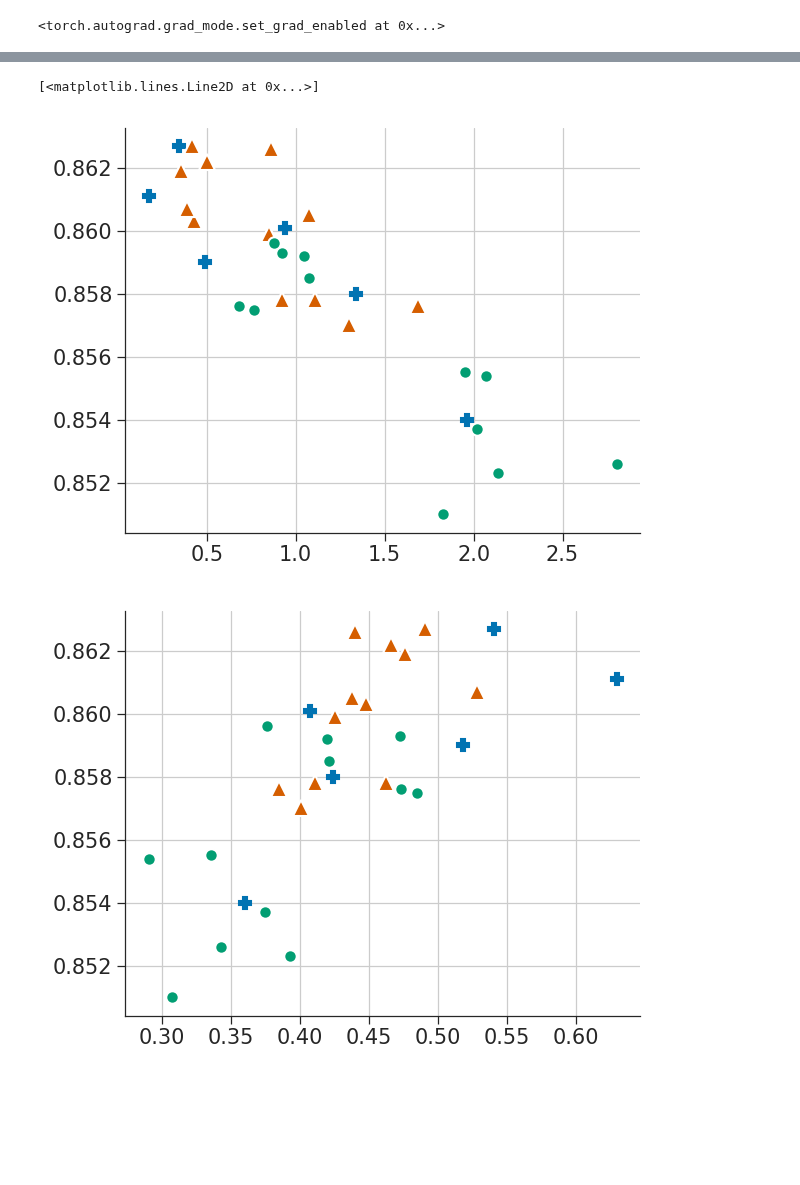
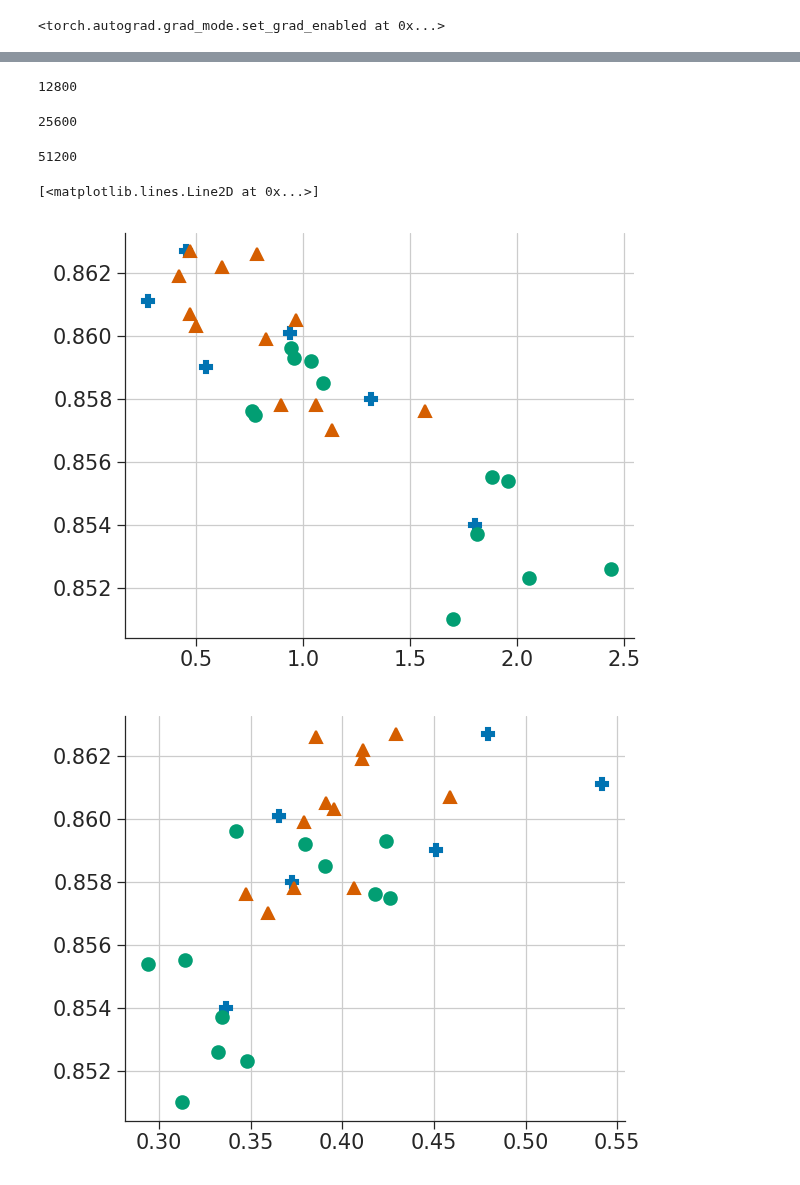
Before and after one commit to mansheej/lth_diet, a Jupyter notebook: ipynbs/LMC.ipynb, the cells around one changed output, grey strips where cells are left out. Cells and saved outputs as stored; diff of their text form; code cells hidden in the pictures; blank space fills up the shorter version.

```diff
--- a/ipynbs/LMC.ipynb
+++ b/ipynbs/LMC.ipynb
@@ -12,7 +12,7 @@ from composer.optim import (SGDHparams, ConstantSchedulerHparams, CosineAnnealin
 from composer.trainer import Trainer, TrainerHparams
 from composer.utils.object_store import ObjectStoreProviderHparams, ObjectStoreProvider
 from copy import deepcopy
-from lth_diet.data import CIFAR10DataHparams, DataHparams
+from lth_diet.data import CIFAR10DataHparams, DataHparams, CINIC10DataHparams
 from lth_diet.exps import LotteryExperiment, LotteryRetrainExperiment
 from lth_diet.models import ResNetCIFARClassifierHparams, ClassifierHparams
 from lth_diet.pruning import Mask, PrunedClassifier, PruningHparams
@@ -34,7 +34,7 @@ rc = {"figure.figsize": (4, 3), "figure.dpi": 150, "figure.constrained_layout.us
       "xtick.major.width": 0.6, "ytick.major.width": 0.6, "xtick.major.size": 4, "ytick.major.size": 4,
       "axes.labelsize": 11, "axes.titlesize": 11, "xtick.labelsize": 10, "ytick.labelsize": 10,
       "axes.titlepad": 4, "axes.labelpad": 2, "xtick.major.pad": 2, "ytick.major.pad": 2,
-      "lines.linewidth": 1.2, 'lines.markeredgecolor': 'w', "patch.linewidth": 0}
+      "lines.linewidth": 1.2, "patch.linewidth": 0}
 sns.set_theme(style='ticks', palette=sns.color_palette("colorblind"), rc=rc)
 object_store = ObjectStoreProviderHparams('google_storage', 'prunes', 'GCS_KEY').initialize_object()
 bucket_dir = os.environ['OBJECT_STORE_DIR']
@@ -350,25 +464,29 @@ exp = LotteryExperiment.create(f=config, cli_args=False)
 # %%
-# config = f"../configs/lottery_cinic10_random.yaml"
-# num_replicates = 2
-# rewinding_steps = ["200ba", "400ba"]
-# num_levels = 16
-# sizes = [12800, 25600, 51200]
-# exp = LotteryExperiment.create(f=config, cli_args=False)
-# accs__lr_rew_lvl_rep = []
-# for size in sizes:
-#     print(size)
-#     accs__rew_lvl_rep = []
-#     for rs in tqdm(rewinding_steps):
-#         accs__lvl_rep = []
-#         for lvl in range(num_levels+1):
-#             exp.pretrain_data.dataset_transforms[0].size = size
-#             exp.rewinding_steps = rs
-#             _, accs_rt = get_accuracy_val(exp, num_replicates, object_store, lvl)
-#             accs__lvl_rep.append(accs_rt[:, -1])
-#         accs__rew_lvl_rep.append(accs__lvl_rep)
-#     accs__lr_rew_lvl_rep.append(accs__rew_lvl_rep)
-# sparse_test_accs = np.array(accs__lr_rew_lvl_rep).squeeze()
-# np.save("random_sparse_test_accs.npy", sparse_test_accs)
+config = f"../configs/lottery_cinic10_random.yaml"
+num_replicates = 2
+rewinding_steps = ["200ba", "400ba"]
+num_levels = 16
+sizes = [12800, 25600, 51200]
+exp = LotteryExperiment.create(f=config, cli_args=False)
+accs__lr_rew_lvl_rep = []
+for size in sizes:
+    print(size)
+    accs__rew_lvl_rep = []
+    for rs in tqdm(rewinding_steps):
+        accs__lvl_rep = []
+        for lvl in range(num_levels+1):
+            exp.pretrain_data.dataset_transforms[0].size = size
+            exp.rewinding_steps = rs
+            _, accs_rt = get_accuracy_val(exp, num_replicates, object_store, lvl)
+            accs__lvl_rep.append(accs_rt[:, -1])
+        accs__rew_lvl_rep.append(accs__lvl_rep)
+    accs__lr_rew_lvl_rep.append(accs__rew_lvl_rep)
+sparse_test_accs = np.array(accs__lr_rew_lvl_rep).squeeze()
+np.save("random_sparse_test_accs.npy", sparse_test_accs)
+# %% [output]
+12800
+25600
+51200
 # %%
 baseline_train_loss_barriers = np.load("baseline_train_loss_barriers.npy")
 baseline_pretrain_test_accs = np.load("baseline_pretrain_test_accs.npy")
@@ -382,14 +500,14 @@ random_sparse_test_accs = np.load("random_sparse_test_accs.npy")
 # %%
 level = 5
 plt.figure()
 plt.plot(baseline_train_loss_barriers[1:].mean(-1).mean(-1).flatten(), baseline_sparse_test_accs[1:, level].flatten(), "C0P", mec="C0")
-plt.plot(easy_train_loss_barriers.mean(-1).mean(-1).flatten(), easy_sparse_test_accs[:, :, level].flatten(), "C3^", ms=8)
+plt.plot(easy_train_loss_barriers.mean(-1).mean(-1).flatten(), easy_sparse_test_accs[:, :, level].flatten(), "C3^", ms=6)
 plt.plot(random_train_loss_barriers.mean(-1).mean(-1).flatten(), random_sparse_test_accs[:, :, level].flatten(), "C2o", ms=6)
 plt.figure()
 plt.plot(baseline_pretrain_test_accs[1:].flatten(), baseline_sparse_test_accs[1:, level].flatten(), "C0P", mec="C0")
-plt.plot(easy_pretrain_test_accs.flatten(), easy_sparse_test_accs[:, :, level].flatten(), "C3^", ms=8)
+plt.plot(easy_pretrain_test_accs.flatten(), easy_sparse_test_accs[:, :, level].flatten(), "C3^", ms=6)
 plt.plot(random_pretrain_test_accs.flatten(), random_sparse_test_accs[:, :, level].flatten(), "C2o", ms=6)
 # %% [output]
 [<matplotlib.lines.Line2D at 0x...>]
-[figure, old version]
+[figure, new version]
-[figure, old version]
+[figure, new version]
```
Also changed, not shown: parts of 12 cells of this notebook, 2 other files.
